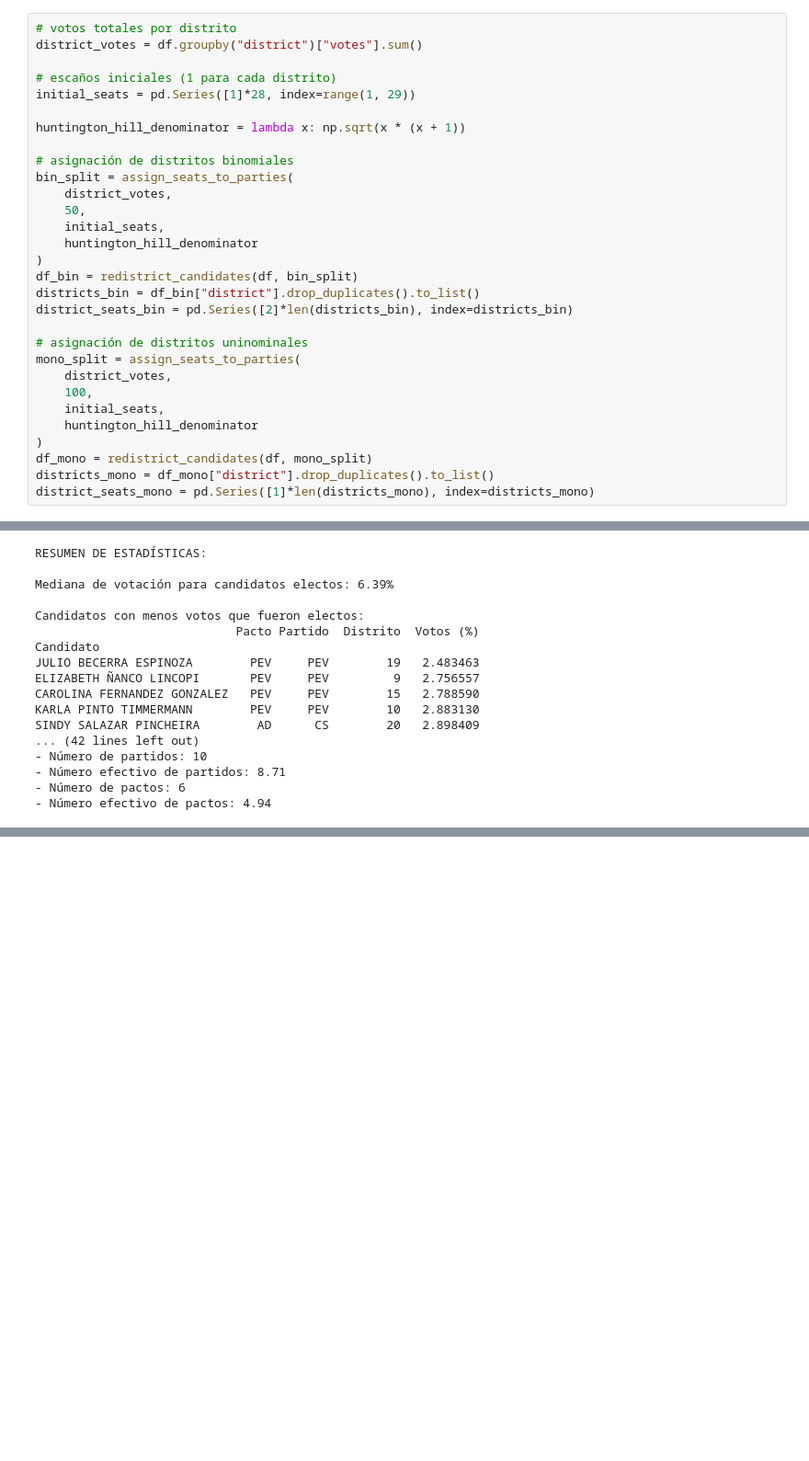
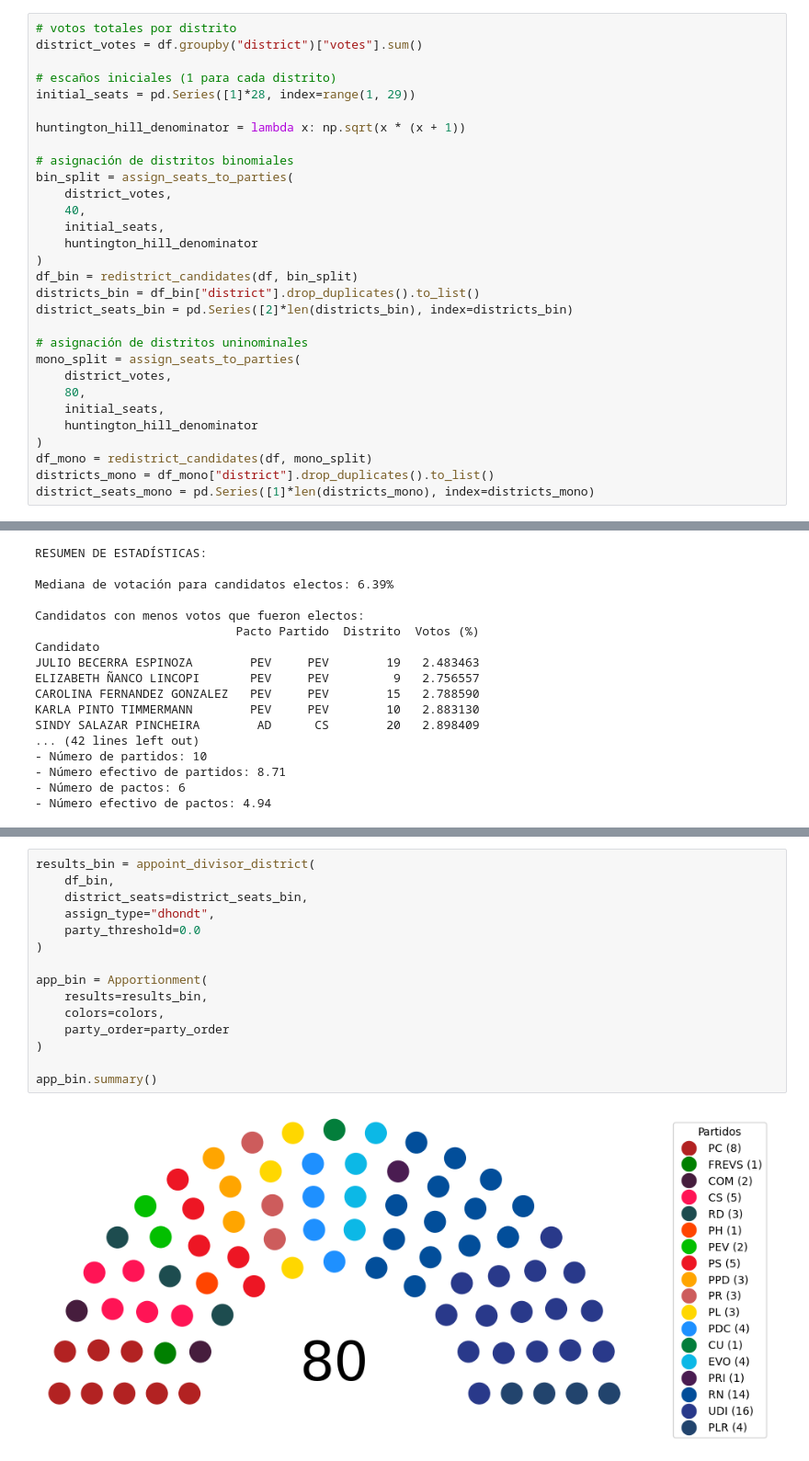
Before and after one commit to claugaete/sistemas-electorales, a Jupyter notebook: informe.ipynb, the cells around one changed output, grey strips where cells are left out. Shown at 92% size. Saved outputs shown, nothing was run; the diff lists cells and outputs as text; blank space fills up the shorter version.

```diff
--- a/informe.ipynb
+++ b/informe.ipynb
@@ -94,7 +94,7 @@ huntington_hill_denominator = lambda x: np.sqrt(x * (x + 1))
 # asignación de distritos binomiales
 bin_split = assign_seats_to_parties(
     district_votes,
-    50,
+    40,
     initial_seats,
     huntington_hill_denominator
 )
@@ -105,7 +105,7 @@ district_seats_bin = pd.Series([2]*len(districts_bin), index=districts_bin)
 # asignación de distritos uninominales
 mono_split = assign_seats_to_parties(
     district_votes,
-    100,
+    80,
     initial_seats,
     huntington_hill_denominator
 )
@@ -586,0 +643,17 @@ SINDY SALAZAR PINCHEIRA        AD      CS        20   2.898409
+# %%
+results_bin = appoint_divisor_district(
+    df_bin,
+    district_seats=district_seats_bin,
+    assign_type="dhondt",
+    party_threshold=0.0
+)
+
+app_bin = Apportionment(
+    results=results_bin,
+    colors=colors,
+    party_order=party_order
+)
+
+app_bin.summary()
+# %% [output]
+[figure, added]
```
Also changed, not shown: parts of 11 cells of this notebook, 1 other file.
